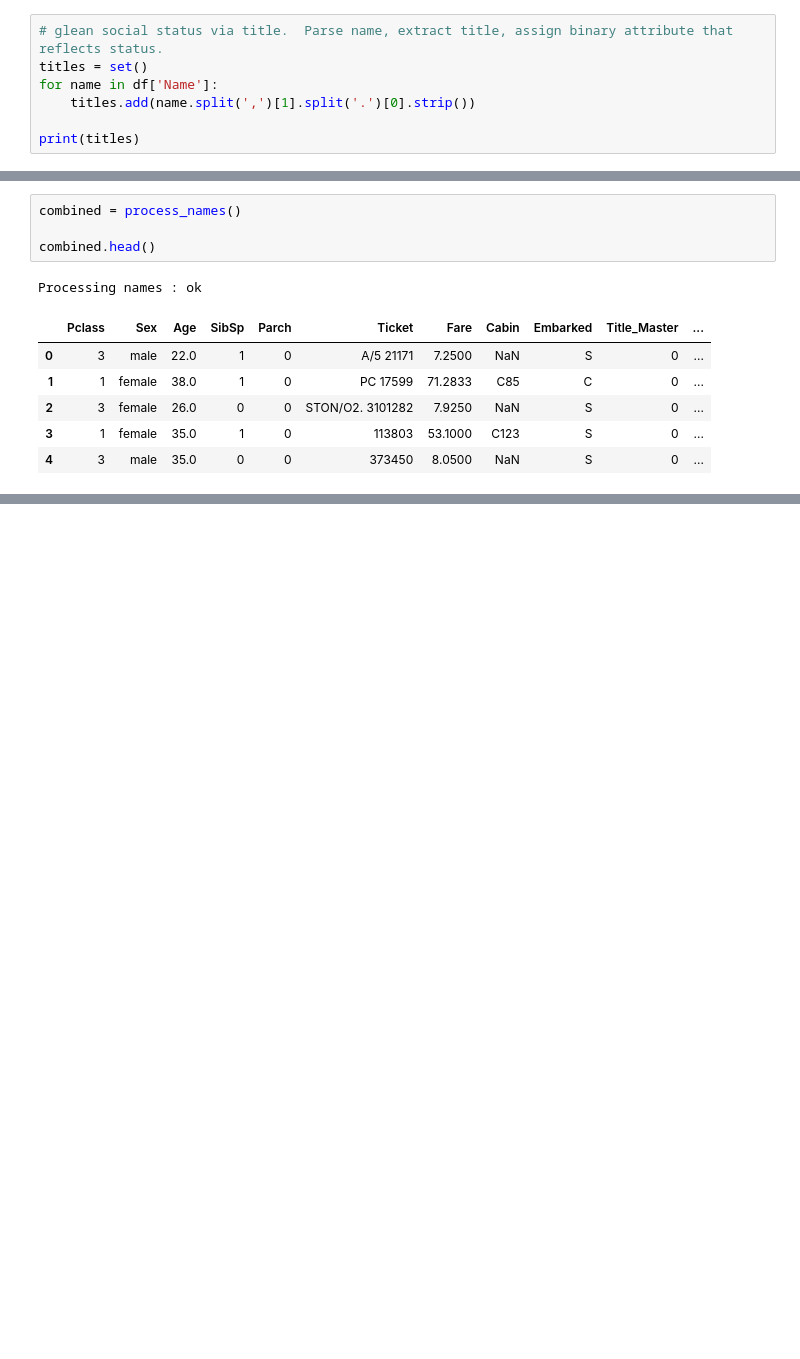
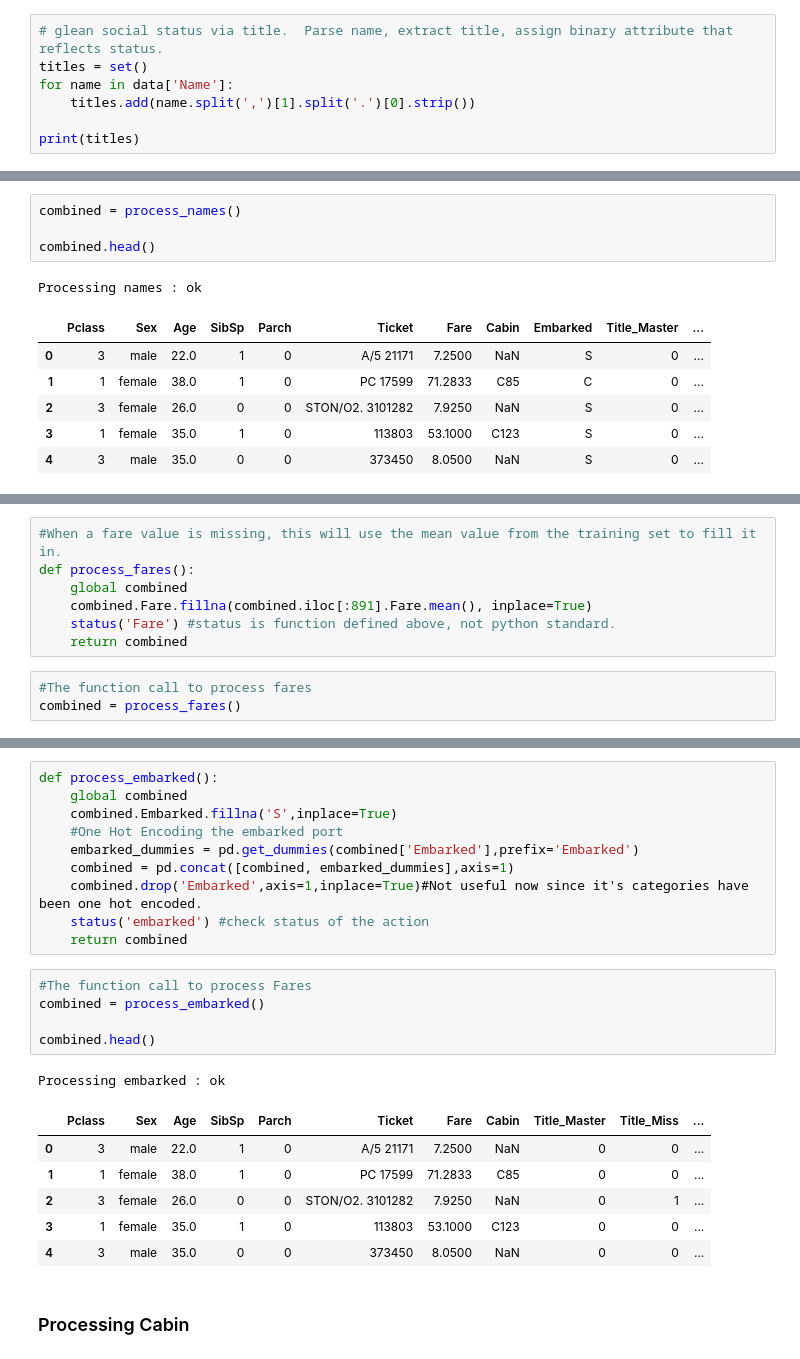
Before and after one commit to btroy94402/kaggle_titanic_project, a Jupyter notebook: titanic_sandbox.ipynb, the cells around one changed output, grey strips where cells are left out. Saved outputs shown, nothing was run; the diff lists cells and outputs as text; blank space fills up the shorter version.

Commit message:
type: chore
Added One Hot Encoding to several features in combined dataset.

```diff
--- a/titanic_sandbox.ipynb
+++ b/titanic_sandbox.ipynb
@@ -222,7 +222,7 @@ combined.head()
 # %%
 # glean social status via title.  Parse name, extract title, assign binary attribute that reflects status.
 titles = set()
-for name in df['Name']:
+for name in data['Name']:
     titles.add(name.split(',')[1].split('.')[0].strip())
 
 print(titles)
@@ -396,0 +408,10 @@ Processing names : ok
+# %%
+#When a fare value is missing, this will use the mean value from the training set to fill it in.
+def process_fares():
+    global combined
+    combined.Fare.fillna(combined.iloc[:891].Fare.mean(), inplace=True)
+    status('Fare') #status is function defined above, not python standard.
+    return combined
+# %%
+#The function call to process fares
+combined = process_fares()
@@ -396,0 +431,25 @@ Processing names : ok
+# %%
+def process_embarked():
+    global combined
+    combined.Embarked.fillna('S',inplace=True)
+    #One Hot Encoding the embarked port
+    embarked_dummies = pd.get_dummies(combined['Embarked'],prefix='Embarked')
+    combined = pd.concat([combined, embarked_dummies],axis=1)
+    combined.drop('Embarked',axis=1,inplace=True)#Not useful now since it's categories have been one hot encoded.
+    status('embarked') #check status of the action
+    return combined
+# %%
+#The function call to process Fares
+combined = process_embarked()
+
+combined.head()
+# %% [output]
+Processing embarked : ok
+|  | Pclass | Sex | Age | SibSp | Parch | Ticket | Fare | Cabin | Title_Master | Title_Miss | ... |
+| 0 | 3 | male | 22.0 | 1 | 0 | A/5 21171 | 7.2500 | NaN | 0 | 0 | ... |
+| 1 | 1 | female | 38.0 | 1 | 0 | PC 17599 | 71.2833 | C85 | 0 | 0 | ... |
+| 2 | 3 | female | 26.0 | 0 | 0 | STON/O2. 3101282 | 7.9250 | NaN | 0 | 1 | ... |
+| 3 | 1 | female | 35.0 | 1 | 0 | 113803 | 53.1000 | C123 | 0 | 0 | ... |
+| 4 | 3 | male | 35.0 | 0 | 0 | 373450 | 8.0500 | NaN | 0 | 0 | ... |
+# %% [markdown]
+### Processing Cabin
```
Also changed, not shown: parts of 28 cells of this notebook.
